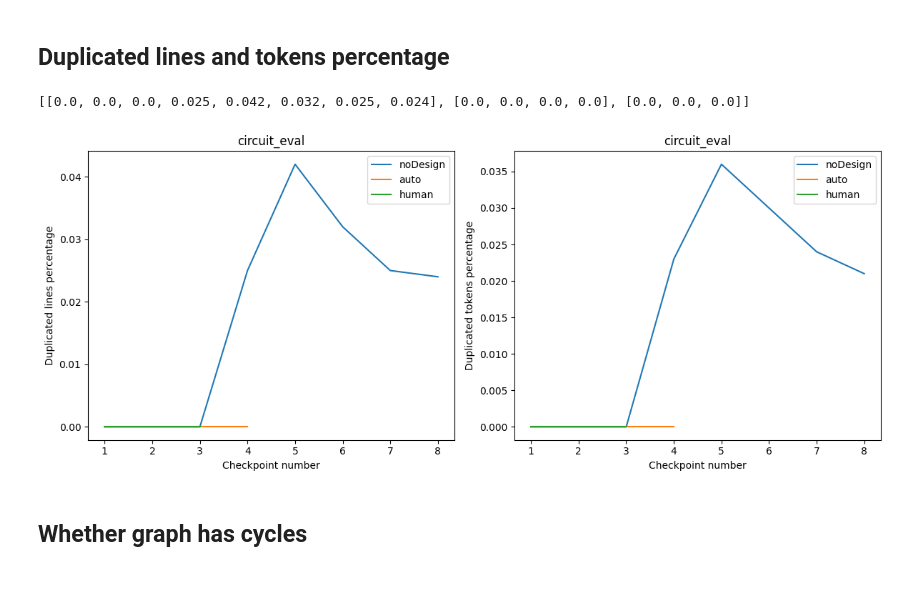
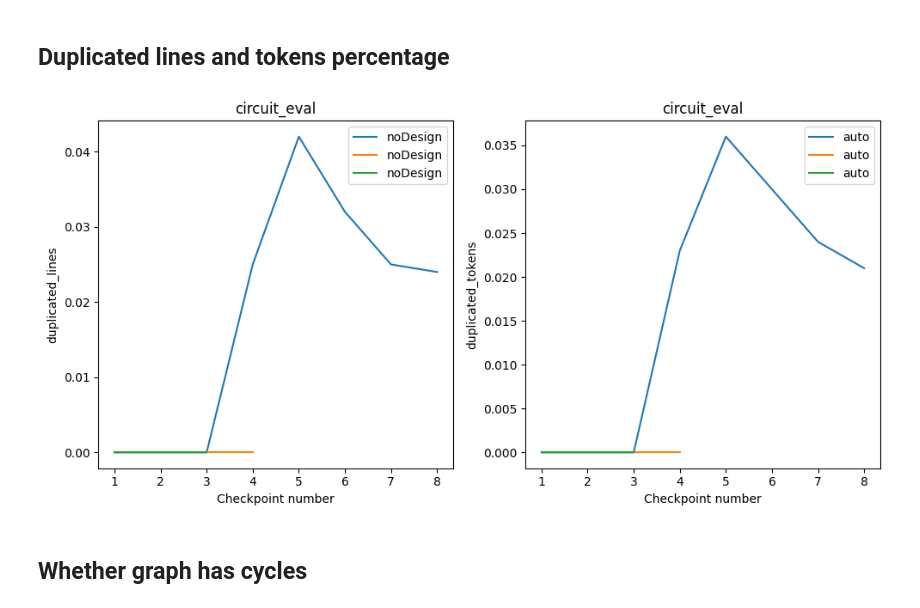
Before and after one commit to BernardMoy/Modular-SWE, a Jupyter notebook: evaluation.ipynb, the cells around one changed output. Cells and saved outputs as stored; diff of their text form; code cells hidden in the pictures; blank space fills up the shorter version.

```diff
--- a/evaluation.ipynb
+++ b/evaluation.ipynb
@@ -427,38 +364,9 @@ plt.show()
 # %% [markdown]
 ## Duplicated lines and tokens percentage
 # %%
-dup_lines = [[x["duplicated_lines"] for x in entry] for entry in metrics]
-dup_tokens = [[x["duplicated_tokens"] for x in entry] for entry in metrics]
-print(dup_lines)
-
-from matplotlib import pyplot as plt
-
-fig, (ax1, ax2) = plt.subplots(1, 2, figsize=(12, 5))
-
-for i, entry in enumerate(dup_lines):
-    x = range(1, len(entry) + 1)
-    y = entry
-    ax1.plot(x, y, label=MODES[i])
-ax1.set_xlabel("Checkpoint number")
-ax1.set_ylabel("Duplicated lines percentage")
-ax1.set_title(PROBLEM)
-ax1.legend()
-
-for i, entry in enumerate(dup_tokens):
-    x = range(1, len(entry) + 1)
-    y = entry
-    ax2.plot(x, y, label=MODES[i])
-ax2.set_xlabel("Checkpoint number")
-ax2.set_ylabel("Duplicated tokens percentage")
-ax2.set_title(PROBLEM)
-ax2.legend()
-
-
-plt.tight_layout()
-plt.show()
+plot(metrics, ["duplicated_lines", "duplicated_tokens"])
 # %% [output]
-[[0.0, 0.0, 0.0, 0.025, 0.042, 0.032, 0.025, 0.024], [0.0, 0.0, 0.0, 0.0], [0.0, 0.0, 0.0]]
-[figure, old version]
+[figure, new version]
 # %% [markdown]
 ## Whether graph has cycles
 # %%
```
Also changed, not shown: parts of 8 cells of this notebook.
